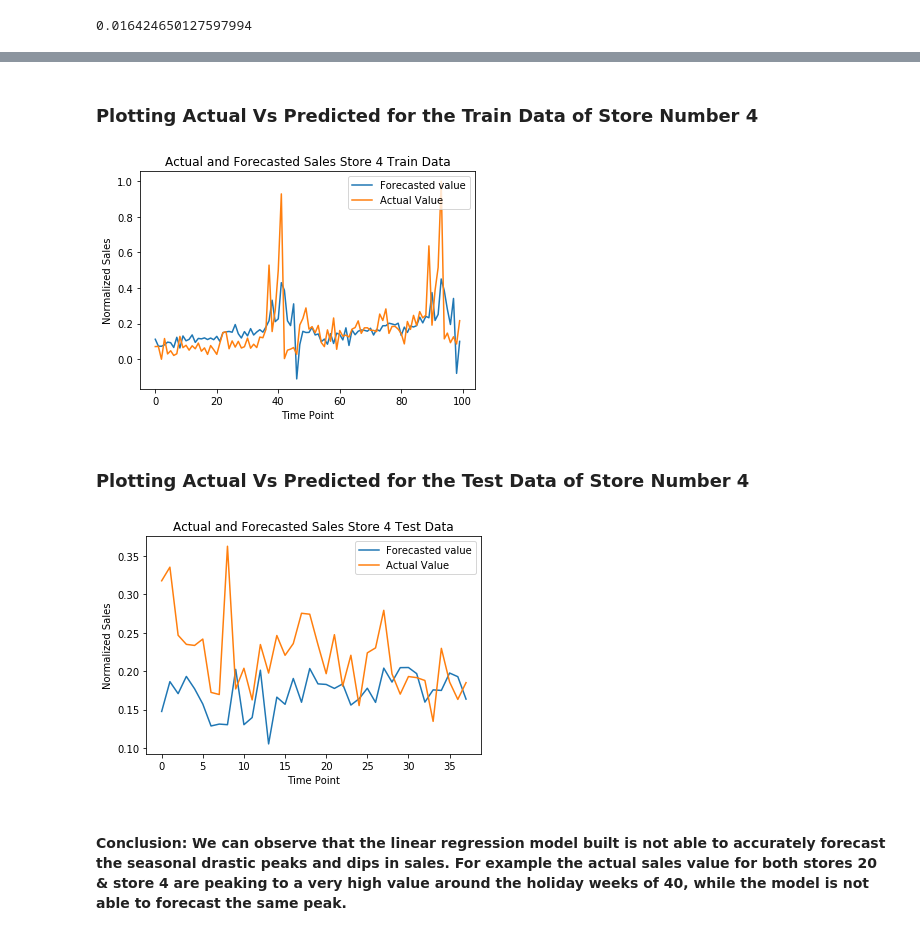
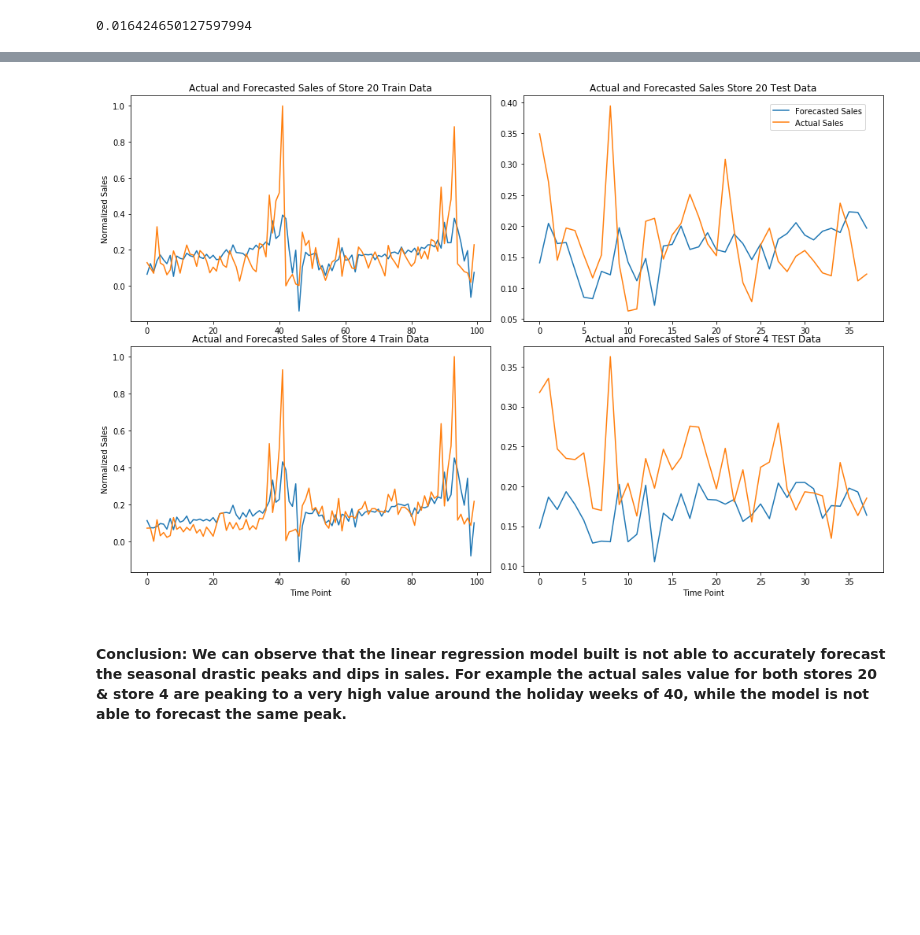
Before and after one commit to bhavish2207/RETAIL-SALES-FORECASTING-using-Recurrent-Neural-Networks, a Jupyter notebook: Regression_Store_Lvl_Forecast.ipynb, the cells around one changed output, grey strips where cells are left out. Saved outputs shown, nothing was run; the diff lists cells and outputs as text; code cells hidden in the pictures; blank space fills up the shorter version.

```diff
--- a/Regression_Store_Lvl_Forecast.ipynb
+++ b/Regression_Store_Lvl_Forecast.ipynb
@@ -348,39 +281,40 @@ plt.show()
-# %% [markdown]
-### Plotting Actual Vs Predicted for the Train Data of Store Number 4
-# %%
-time_point = [el for el in range(0,100)]
-
-fig = plt.figure()
-ax1 = fig.add_subplot(111)
-ax1.plot(time_point, Y_pred_train_lst2[3])
-ax1.plot(time_point, list(stores_dict["store_4_train"]["Weekly_Sales_sum"]))
-#ax1.set_xticks(weight_updates)
-#ax1.set_xticklabels(weight_updates)
-plt.legend(['Forecasted value', 'Actual Value'], loc='upper right')
-plt.title('Actual and Forecasted Sales Store 4 Train Data')
-plt.xlabel('Time Point')
-plt.ylabel('Normalized Sales')
-plt.show()
-# %% [output]
-[figure, removed]
-# %% [markdown]
-### Plotting Actual Vs Predicted for the Test Data of Store Number 4
-# %%
-time_point = [el for el in range(0,38)]
-
-fig = plt.figure()
-ax1 = fig.add_subplot(111)
-ax1.plot(time_point, Y_pred_test_lst2[3])
-ax1.plot(time_point, list(stores_dict["store_4_test"]["Weekly_Sales_sum"]))
-#ax1.set_xticks(weight_updates)
-#ax1.set_xticklabels(weight_updates)
-plt.legend(['Forecasted value', 'Actual Value'], loc='upper right')
-plt.title('Actual and Forecasted Sales Store 4 Test Data')
-plt.xlabel('Time Point')
-plt.ylabel('Normalized Sales')
-plt.show()
-# %% [output]
-[figure, removed]
+# %%
+time_point_train = [el for el in range(0,100)]
+time_point_test = [el for el in range(0,38)]
+
+plt.rcParams["figure.figsize"] = [14,9]
+fig, axs = plt.subplots(2, 2)
+fig.tight_layout()
+
+### STORE 20 TRAIN
+axs[0, 0].plot(time_point_train, Y_pred_train_lst2[19])
+axs[0, 0].plot(time_point_train, list(stores_dict["store_20_train"]["Weekly_Sales_sum"]))
+fig.legend(['Forecasted Sales', 'Actual Sales'], loc = (0.85, 0.9),ncol = 1)
+axs[0, 0].set_title('Actual and Forecasted Sales of Store 20 Train Data')
+axs[0, 0].set_ylabel('Normalized Sales')
+
+### STORE 20 TEST
+axs[0, 1].plot(time_point_test, Y_pred_test_lst2[19])  ### 19th index in a list indexed from 0 to 44
+axs[0, 1].plot(time_point_test, list(stores_dict["store_20_test"]["Weekly_Sales_sum"]))
+axs[0, 1].set_title('Actual and Forecasted Sales Store 20 Test Data')
+
+
+### STORE 4 TRAIN
+axs[1, 0].plot(time_point_train, Y_pred_train_lst2[3])
+axs[1, 0].plot(time_point_train, list(stores_dict["store_4_train"]["Weekly_Sales_sum"]))
+axs[1, 0].set_title('Actual and Forecasted Sales of Store 4 Train Data')
+axs[1, 0].set_xlabel('Time Point')
+axs[1, 0].set_ylabel('Normalized Sales')
+
+### STORE 4 TEST
+axs[1, 1].plot(time_point_test, Y_pred_test_lst2[3])
+axs[1, 1].plot(time_point_test, list(stores_dict["store_4_test"]["Weekly_Sales_sum"]))
+axs[1, 1].set_title('Actual and Forecasted Sales of Store 4 TEST Data')
+axs[1, 1].set_xlabel('Time Point')
+
+plt.show()
+# %% [output]
+[figure, added]
 # %% [markdown]
 #### Conclusion: We can observe that the linear regression model built is not able to accurately forecast the seasonal drastic peaks and dips in sales. For example the actual sales value for both stores 20 & store 4 are peaking to a very high value around the holiday weeks of 40, while the model is not able to forecast the same peak.
 # %% [markdown]
```
Also changed, not shown: parts of 22 cells of this notebook.
